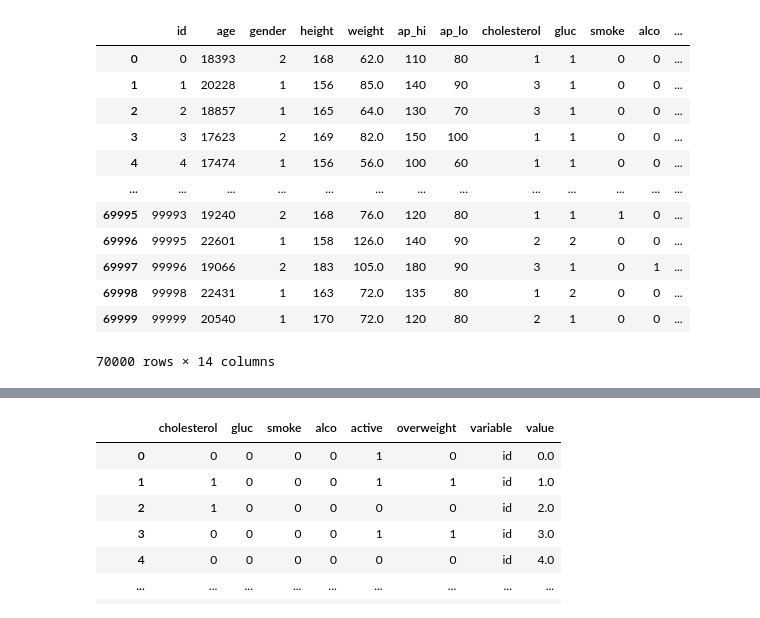
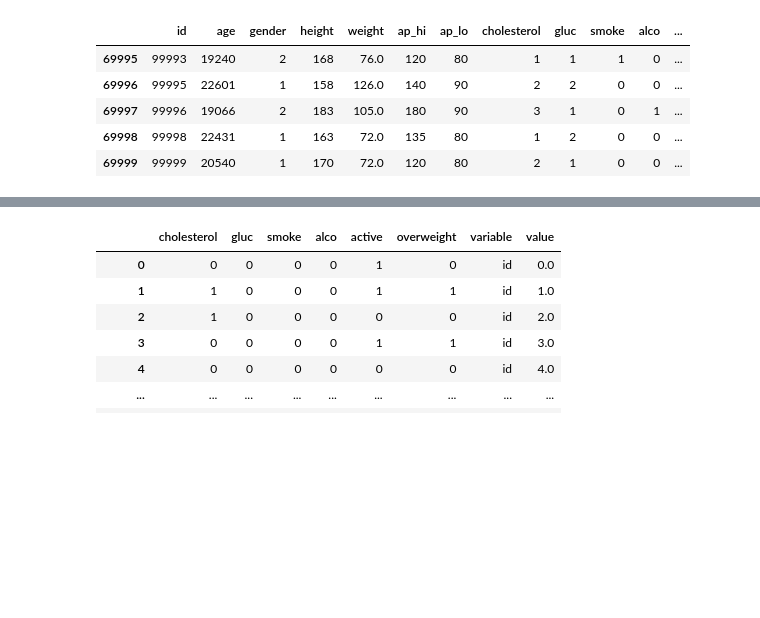
Before and after one commit to chaudha4/ML-Jupyter_Notebook, a Jupyter notebook: pandas - 03 catplots.ipynb, the cells around one changed output, grey strips where cells are left out. Cells and saved outputs as stored; diff of their text form; code cells hidden in the pictures; blank space fills up the shorter version.

```diff
--- a/learn-pandas-catplots.ipynb
+++ b/pandas - 03 catplots.ipynb
@@ -40,22 +34,15 @@ df
 # %%
 # Normalize the data. If cholesterol, glucose is more than 1, set it to 1 (bad) else 0(good)
-#print("\n weight type is ", type(df.weight))
+# print("\n weight type is ", type(df.weight))
 df['overweight'] = np.where( (df.weight/(df.height ** 2) * 10000) > 25, 1, 0)
-df
+df.tail()
 # %% [output]
 |  | id | age | gender | height | weight | ap_hi | ap_lo | cholesterol | gluc | smoke | alco | ... |
-| 0 | 0 | 18393 | 2 | 168 | 62.0 | 110 | 80 | 1 | 1 | 0 | 0 | ... |
-| 1 | 1 | 20228 | 1 | 156 | 85.0 | 140 | 90 | 3 | 1 | 0 | 0 | ... |
-| 2 | 2 | 18857 | 1 | 165 | 64.0 | 130 | 70 | 3 | 1 | 0 | 0 | ... |
-| 3 | 3 | 17623 | 2 | 169 | 82.0 | 150 | 100 | 1 | 1 | 0 | 0 | ... |
-| 4 | 4 | 17474 | 1 | 156 | 56.0 | 100 | 60 | 1 | 1 | 0 | 0 | ... |
-| ... | ... | ... | ... | ... | ... | ... | ... | ... | ... | ... | ... | ... |
 | 69995 | 99993 | 19240 | 2 | 168 | 76.0 | 120 | 80 | 1 | 1 | 1 | 0 | ... |
 | 69996 | 99995 | 22601 | 1 | 158 | 126.0 | 140 | 90 | 2 | 2 | 0 | 0 | ... |
 | 69997 | 99996 | 19066 | 2 | 183 | 105.0 | 180 | 90 | 3 | 1 | 0 | 1 | ... |
 | 69998 | 99998 | 22431 | 1 | 163 | 72.0 | 135 | 80 | 1 | 2 | 0 | 0 | ... |
 | 69999 | 99999 | 20540 | 1 | 170 | 72.0 | 120 | 80 | 2 | 1 | 0 | 0 | ... |
-70000 rows × 14 columns
 # %%
 # Normalize the data. If cholesterol is more than 1, set it to 1 (bad) else 0(good)
 df['cholesterol'] = np.where( df.cholesterol > 1, 1, 0 )
```
Also changed, not shown: parts of 17 cells of this notebook, 14 other files.
